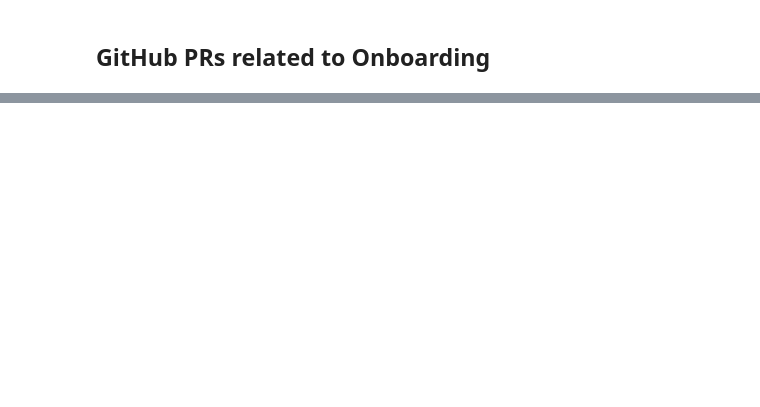
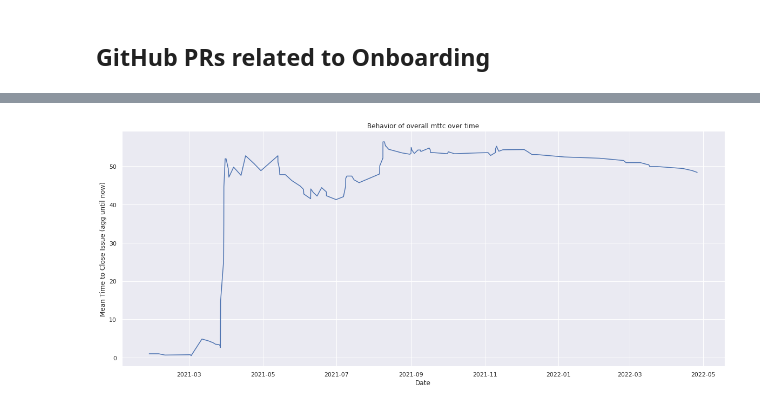
Before and after one commit to chauhankaranraj/metrics, a Jupyter notebook: onboarding.ipynb, the cells around one changed output, grey strips where cells are left out. Saved outputs shown, nothing was run; the diff lists cells and outputs as text; code cells hidden in the pictures; blank space fills up the shorter version.

```diff
--- a/onboarding.ipynb
+++ b/onboarding.ipynb
@@ -264,12 +356,12 @@ onboard_issues_df[onboard_issues_df['time_to_close'].dt.total_seconds() > 6 * 30
 # %%
 # calculate running mean of time to close
-mttr_till_now = onboard_issues_df.sort_values(by='created_at')['time_to_close'].dt.total_seconds().expanding().mean()
-mttr_till_now = mttr_till_now.rename('mttr_till_now')
-mttr_till_now_days = mttr_till_now / (24 * 60 * 60)
+# i.e. average of time taken to close all issues that were created from beginning of time till current date (created_at)
+mttc_till_now = onboard_issues_df.sort_values(by='created_at')['time_to_close_busdays'].expanding().mean()
+mttc_till_now = mttc_till_now.rename('mttc_till_now')
 
 # merge with rest of df
 onboard_issues_df = onboard_issues_df.merge(
-    mttr_till_now_days,
+    mttc_till_now,
     left_index=True,
     right_index=True,
 )
@@ -277,8 +376,10 @@ onboard_issues_df.head()
 # %%
 # what does the mean time  to close till now look like, over time
 fig, ax = plt.subplots(figsize=(20, 8))
-sns.lineplot(onboard_issues_df['created_at'], onboard_issues_df['mttr_till_now'])
-plt.ylabel("Mean Time to Resolve (agg until now)")
+sns.lineplot(onboard_issues_df['created_at'], onboard_issues_df['mttc_till_now'])
+plt.ylabel("Mean Time to Close Issue (agg until now)")
 plt.xlabel("Date")
-plt.title("Distribution of overall MTTR over time")
+plt.title("Behavior of overall mttc over time")
 plt.show()
+# %% [output]
+[figure, added]
```
Also changed, not shown: parts of 47 cells of this notebook.
